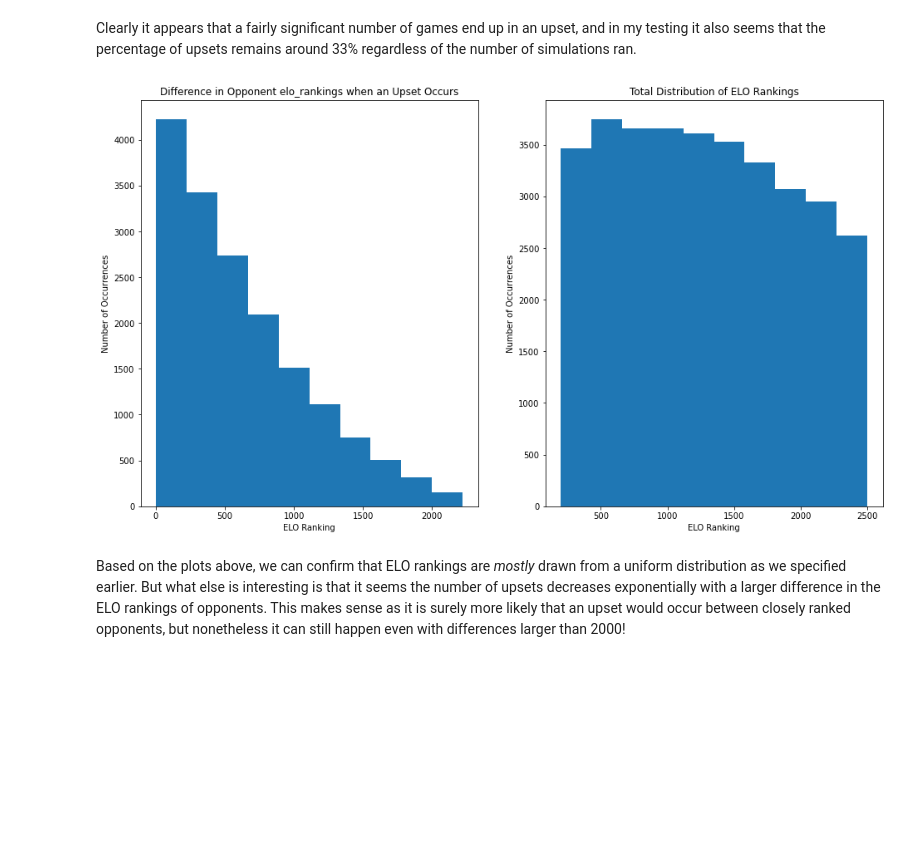
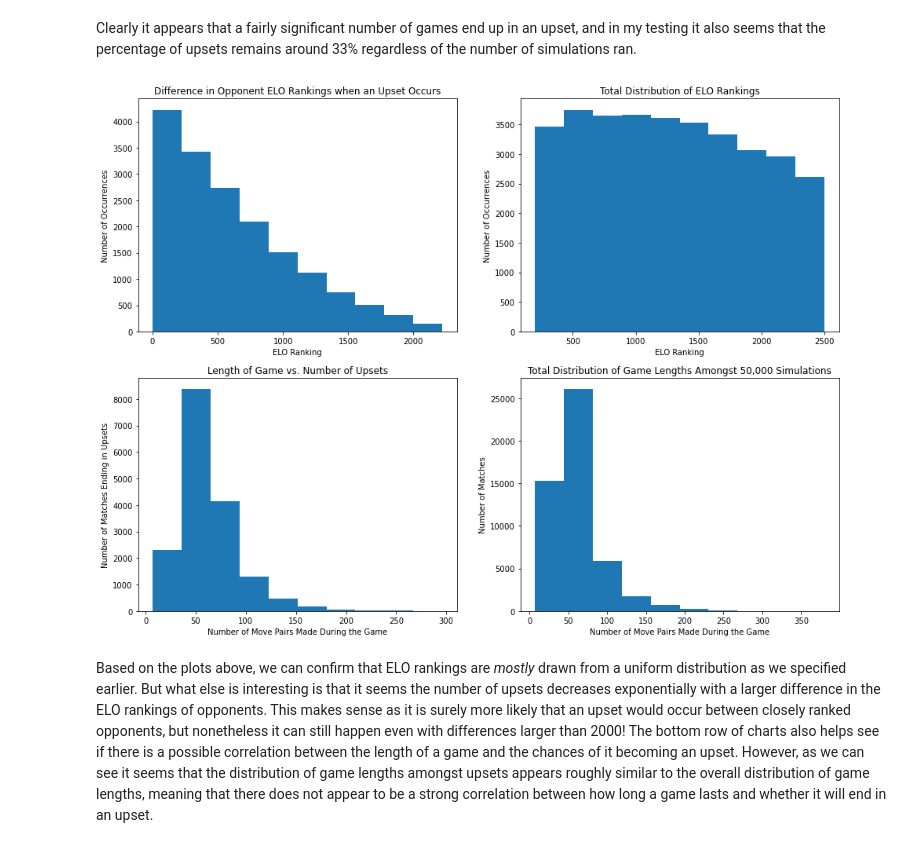
Before and after one commit to camandrewz/CMSC320-ChessDataScience, a Jupyter notebook: chess_idea.ipynb, the cells around one changed output. Saved outputs shown, nothing was run; the diff lists cells and outputs as text; code cells hidden in the pictures; blank space fills up the shorter version.

```diff
--- a/chess_idea.ipynb
+++ b/chess_idea.ipynb
@@ -182,36 +182,47 @@ Clearly it appears that a fairly significant number of games end up in an upset,
 # %%
 # Filtering the pandas dataframe to only see games that ended in an upset
 chess_upsets_df = chess_df.query("UPSET == True")
 
 # Two lists that will hold total ELO rankings, as well as the difference between ELO amongst opponents
-elo_rankings = []
-differences = []
-
-# Looping through dataframe to retrieve ELO rankings and differences
-for fen, moves, num_move_pairs, result, winner, white_elo, black_elo, upset in chess_upsets_df.values:
-    elo_rankings += [white_elo, black_elo]
-    differences.append(abs(white_elo - black_elo))
-
+elo_rankings = chess_upsets_df["WHITE_ELO"].append(
+    chess_upsets_df["BLACK_ELO"])
+differences = abs(chess_upsets_df["WHITE_ELO"] - chess_upsets_df["BLACK_ELO"])
+number_of_move_pairs_upsets = chess_upsets_df["NUM_MOVE_PAIRS"]
+number_of_move_pairs = chess_df["NUM_MOVE_PAIRS"]
 
 # Configuring multiple histogram plots to display the distribution of ELO rankings and differences
-fig, axs = plt.subplots(1, 2, sharey=False, tight_layout=False)
+fig, axs = plt.subplots(2, 2, sharey=False, tight_layout=False)
 fig.set_figwidth(16)
-fig.set_figheight(9)
+fig.set_figheight(12)
 
-# Setting titles and labels for our plots
-axs[0].hist(differences)
-axs[0].set_title("Difference in Opponent ELO Rankings when an Upset Occurs")
-axs[0].set_xlabel("ELO Ranking")
-axs[0].set_ylabel("Number of Occurrences")
+# Histogram of differences between opponent ELOs in Upsets
+axs[0][0].hist(differences)
+axs[0][0].set_title("Difference in Opponent ELO Rankings when an Upset Occurs")
+axs[0][0].set_xlabel("ELO Ranking")
+axs[0][0].set_ylabel("Number of Occurrences")
 
-axs[1].hist(elo_rankings)
-axs[1].set_title("Total Distribution of ELO Rankings")
-axs[1].set_xlabel("ELO Ranking")
-axs[1].set_ylabel("Number of Occurrences")
+# Histogram of total distribution of ELO rankings
+axs[0][1].hist(elo_rankings)
+axs[0][1].set_title("Total Distribution of ELO Rankings")
+axs[0][1].set_xlabel("ELO Ranking")
+axs[0][1].set_ylabel("Number of Occurrences")
+
+# Histogram of game lengths in Upsets
+axs[1][0].hist(number_of_move_pairs_upsets)
+axs[1][0].set_title("Length of Game vs. Number of Upsets")
+axs[1][0].set_xlabel("Number of Move Pairs Made During the Game")
+axs[1][0].set_ylabel("Number of Matches Ending in Upsets")
+
+# Histogram of total game lengths
+axs[1][1].hist(number_of_move_pairs)
+axs[1][1].set_title(
+    "Total Distribution of Game Lengths Amongst 50,000 Simulations")
+axs[1][1].set_xlabel("Number of Move Pairs Made During the Game")
+axs[1][1].set_ylabel("Number of Matches")
 
 
 plt.show()
 # %% [output]
-[figure, old version]
+[figure, new version]
 # %% [markdown]
-Based on the plots above, we can confirm that ELO rankings are *mostly* drawn from a uniform distribution as we specified earlier. But what else is interesting is that it seems the number of upsets decreases exponentially with a larger difference in the ELO rankings of opponents. This makes sense as it is surely more likely that an upset would occur between closely ranked opponents, but nonetheless it can still happen even with differences larger than 2000!
+Based on the plots above, we can confirm that ELO rankings are *mostly* drawn from a uniform distribution as we specified earlier. But what else is interesting is that it seems the number of upsets decreases exponentially with a larger difference in the ELO rankings of opponents. This makes sense as it is surely more likely that an upset would occur between closely ranked opponents, but nonetheless it can still happen even with differences larger than 2000! The bottom row of charts also helps see if there is a possible correlation between the length of a game and the chances of it becoming an upset. However, as we can see it seems that the distribution of game lengths amongst upsets appears roughly similar to the overall distribution of game lengths, meaning that there does not appear to be a strong correlation between how long a game lasts and whether it will end in an upset.
```
